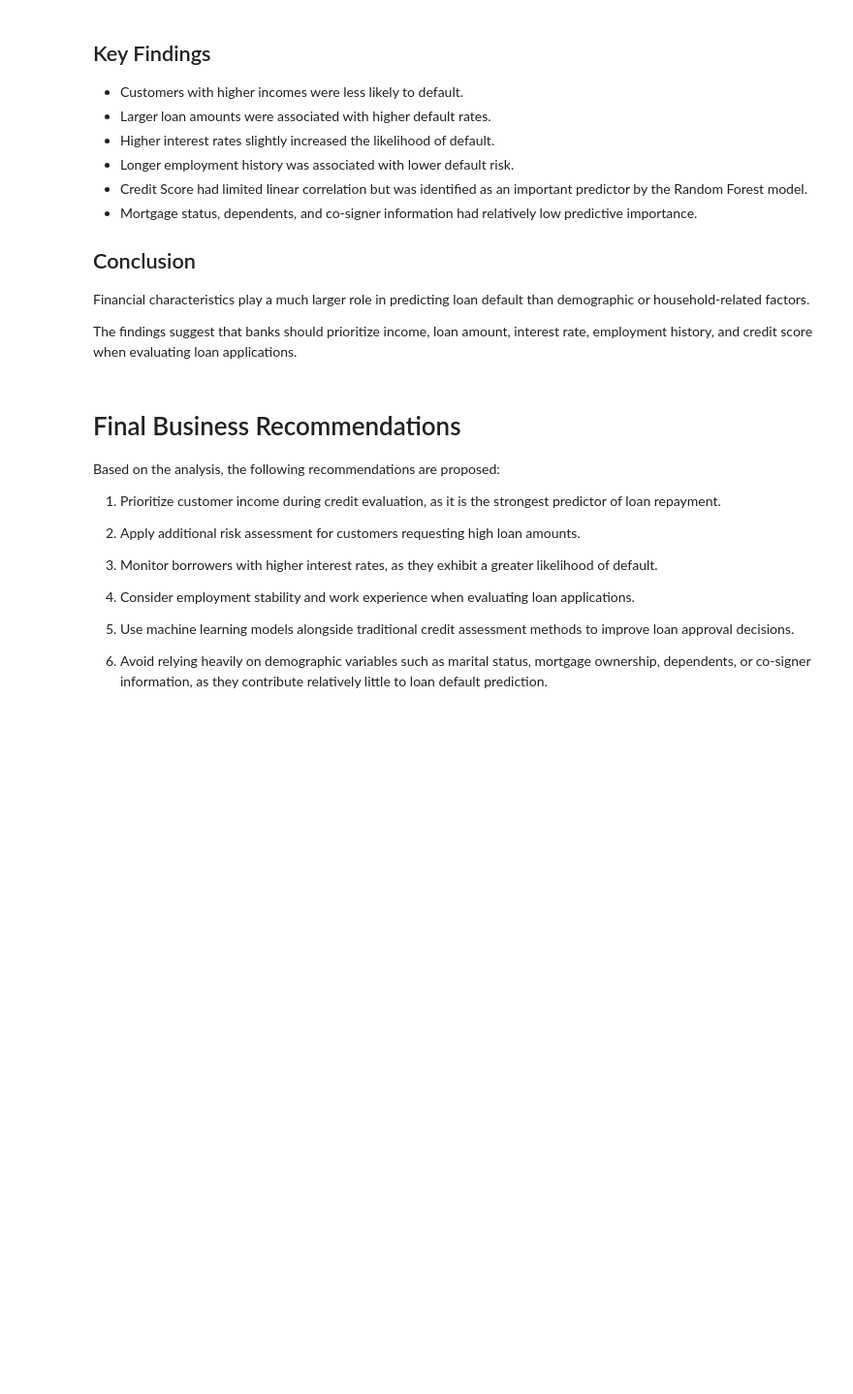
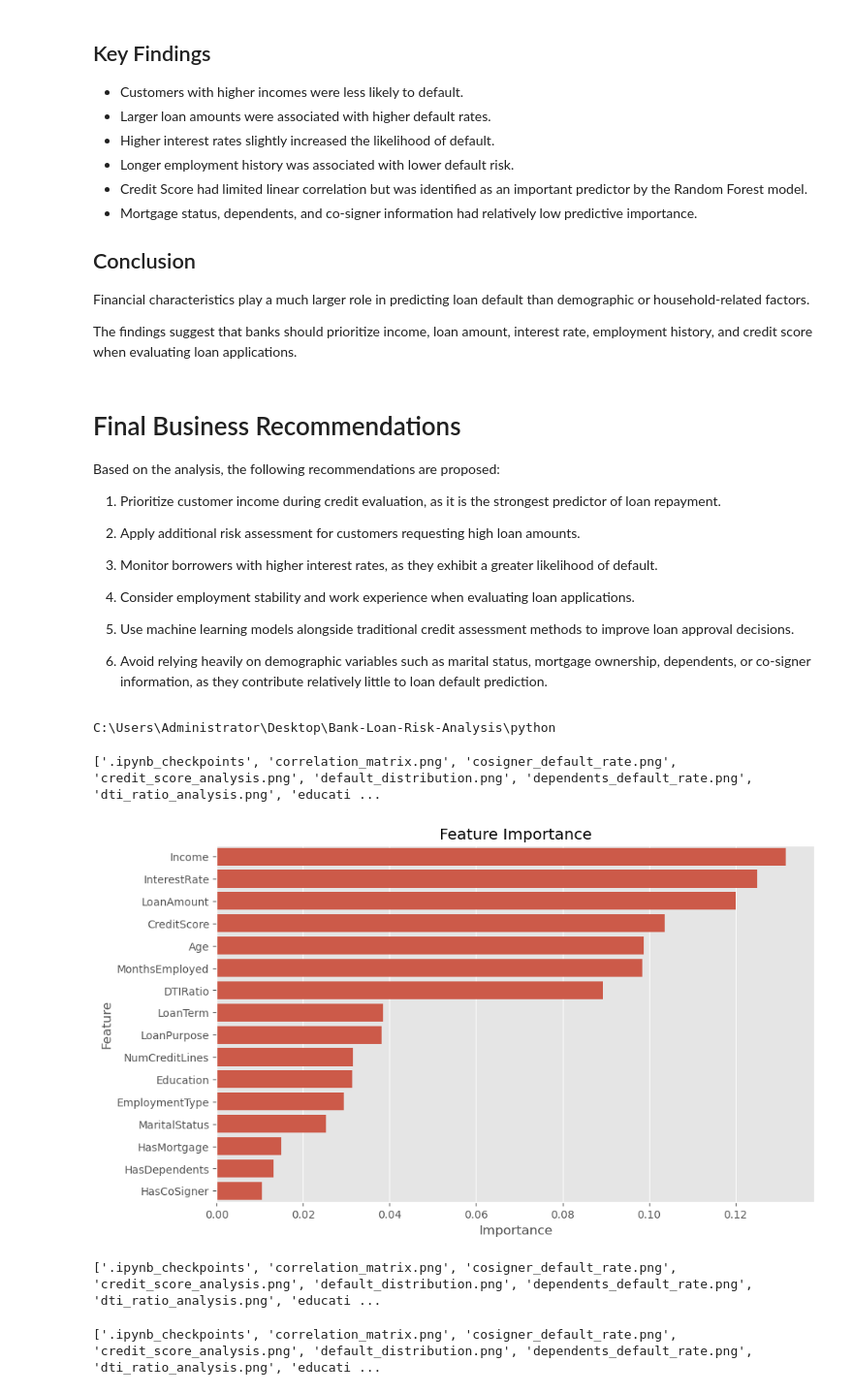
Before and after one commit to prajaktapanchbuddhe/Bank-Loan-Risk-Analysis, a Jupyter notebook: loan_analysis.ipynb, the cells around one changed output. Shown at 97% size. Drawn from its saved outputs; the diff is of its cells as text; code cells hidden in the pictures; blank space fills up the shorter version.

```diff
--- a/loan_analysis.ipynb
+++ b/loan_analysis.ipynb
@@ -1249,3 +1266,45 @@ Based on the analysis, the following recommendations are proposed:
 5. Use machine learning models alongside traditional credit assessment methods to improve loan approval decisions.
 
 6. Avoid relying heavily on demographic variables such as marital status, mortgage ownership, dependents, or co-signer information, as they contribute relatively little to loan default prediction.
+# %%
+import os
+print(os.getcwd())
+# %% [output]
+C:\Users\Administrator\Desktop\Bank-Loan-Risk-Analysis\python
+# %%
+import os
+
+print(os.listdir("../images"))
+# %% [output]
+['.ipynb_checkpoints', 'correlation_matrix.png', 'cosigner_default_rate.png', 'credit_score_analysis.png', 'default_distribution.png', 'dependents_default_rate.png', 'dti_ratio_analysis.png', 'educati ...
+# %%
+import matplotlib.pyplot as plt
+import seaborn as sns
+
+plt.figure(figsize=(10,6))
+
+sns.barplot(
+    data=importance,
+    x="Importance",
+    y="Feature"
+)
+
+plt.title("Feature Importance")
+
+plt.savefig("../images/feature_importance.png",
+            dpi=300,
+            bbox_inches="tight")
+
+plt.show()
+# %% [output]
+[figure, added]
+# %%
+import os
+print(os.listdir("../images"))
+# %% [output]
+['.ipynb_checkpoints', 'correlation_matrix.png', 'cosigner_default_rate.png', 'credit_score_analysis.png', 'default_distribution.png', 'dependents_default_rate.png', 'dti_ratio_analysis.png', 'educati ...
+# %%
+import os
+print(os.listdir("../images"))
+# %% [output]
+['.ipynb_checkpoints', 'correlation_matrix.png', 'cosigner_default_rate.png', 'credit_score_analysis.png', 'default_distribution.png', 'dependents_default_rate.png', 'dti_ratio_analysis.png', 'educati ...
```
Also changed, not shown: parts of 7 cells of this notebook.
